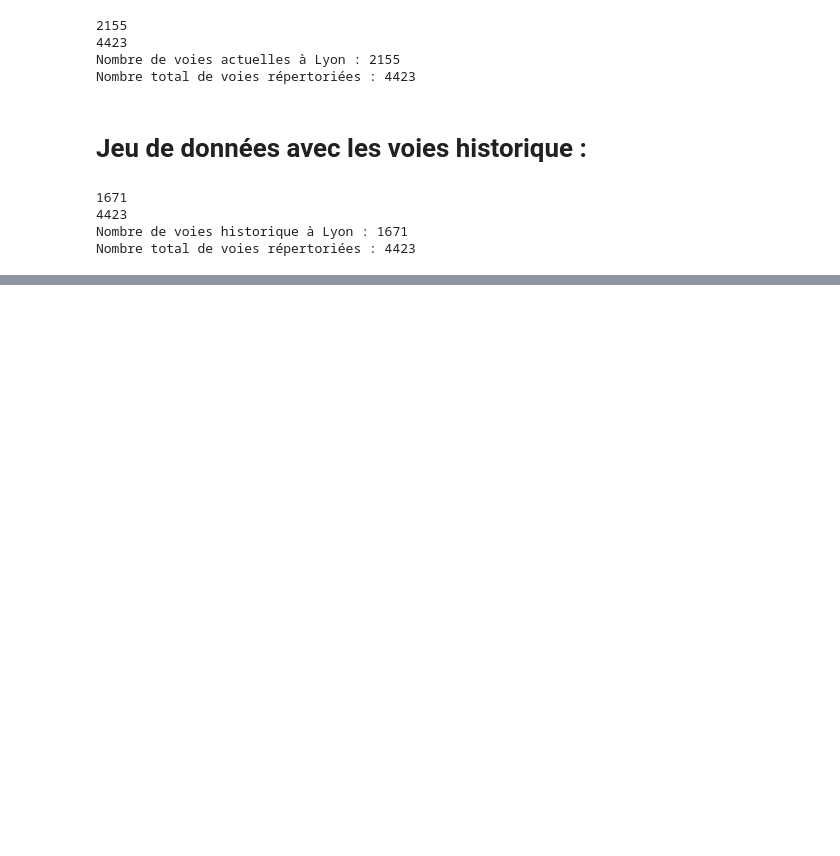
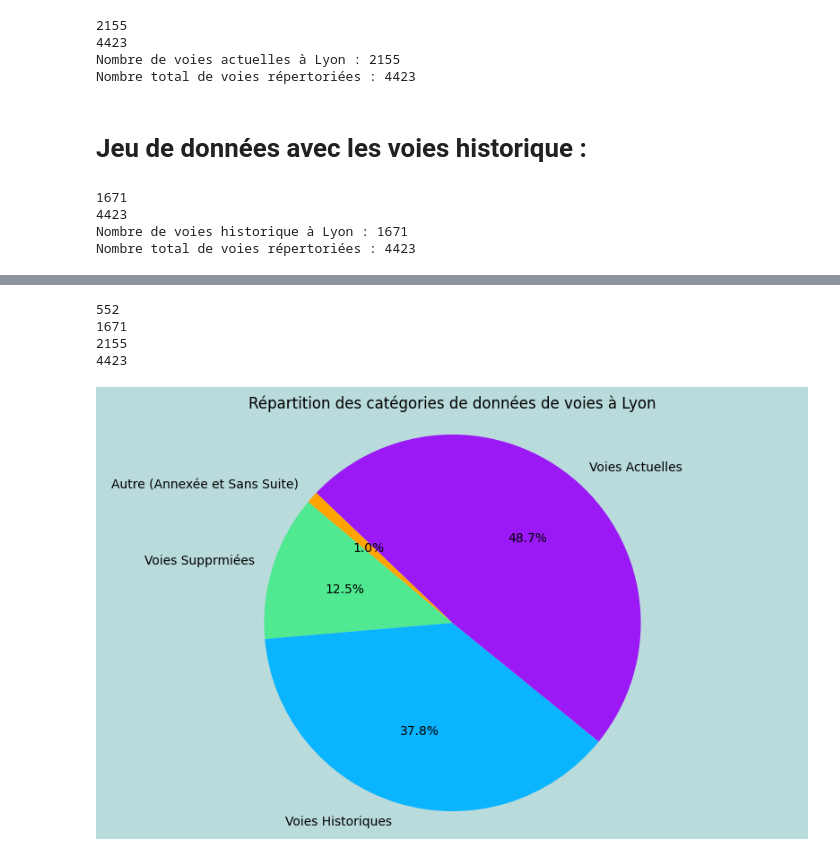
Before and after one commit to shnonbru/Lyon_urban_space, a Jupyter notebook: prep_voies_lyon_v01.ipynb, the cells around one changed output, grey strips where cells are left out. Drawn from its saved outputs; the diff is of its cells as text; code cells hidden in the pictures; blank space fills up the shorter version.

Commit message:
trois jeux donnes et visualisation - status voies

```diff
--- a/prep_voies_lyon_v01.ipynb
+++ b/prep_voies_lyon_v01.ipynb
@@ -98,0 +93,46 @@ data_voies_lyon_hist.to_csv('data_voies_lyon_hist.csv', index=False)
+# %%
+int_sup = (len(data_voies_lyon_sup))
+int_hist = (len(data_voies_lyon_hist))
+int_actu = (len(data_voies_lyon_actu))
+int_all = (len(data_voies_lyon))
+
+print(len(data_voies_lyon_sup))
+print(len(data_voies_lyon_hist))
+print(len(data_voies_lyon_actu))
+print(len(data_voies_lyon))
+# %% [output]
+552
+1671
+2155
+4423
+# %%
+import matplotlib.pyplot as plt
+
+# Calculating the count for "autre" category
+int_autre = int_all - (int_actu + int_hist + int_sup)
+
+# Labels for the sections
+labels = ['Voies Supprmiées', 'Voies Historiques', 'Voies Actuelles', 'Autre (Annexée et Sans Suite)']
+
+# Values for each section
+sizes = [int_sup, int_hist, int_actu, int_autre]
+
+# Setting color for each section
+colors =  ["#50e991", "#0bb4ff", "#9b19f5", "#ffa300"]
+#colors = ['#5D8AA8', '#7B68EE', '#6A5ACD', '#483D8B']
+
+
+
+# Plotting the pie chart
+plt.figure(figsize=(10, 6), facecolor='#badbdb')
+plt.pie(sizes, labels=labels, colors=colors, autopct='%1.1f%%', startangle=140)
+plt.axis('equal')  # Equal aspect ratio ensures that pie is drawn as a circle.
+plt.gca().set_facecolor('#badbdb')
+plt.title('Répartition des catégories de données de voies à Lyon')
+# Sauvegarde du graphique au format PNG
+plt.savefig('vis_voies_lyon_validite_v01_.png', format='png')
+# Sauvegarde du graphique au format JPEG
+plt.savefig('vis_voies_lyon_validite_v01_.jpeg', format='jpeg')
+plt.show()
+# %% [output]
+[figure, added]
```
Also changed, not shown: parts of 8 cells of this notebook, 3 other files.
